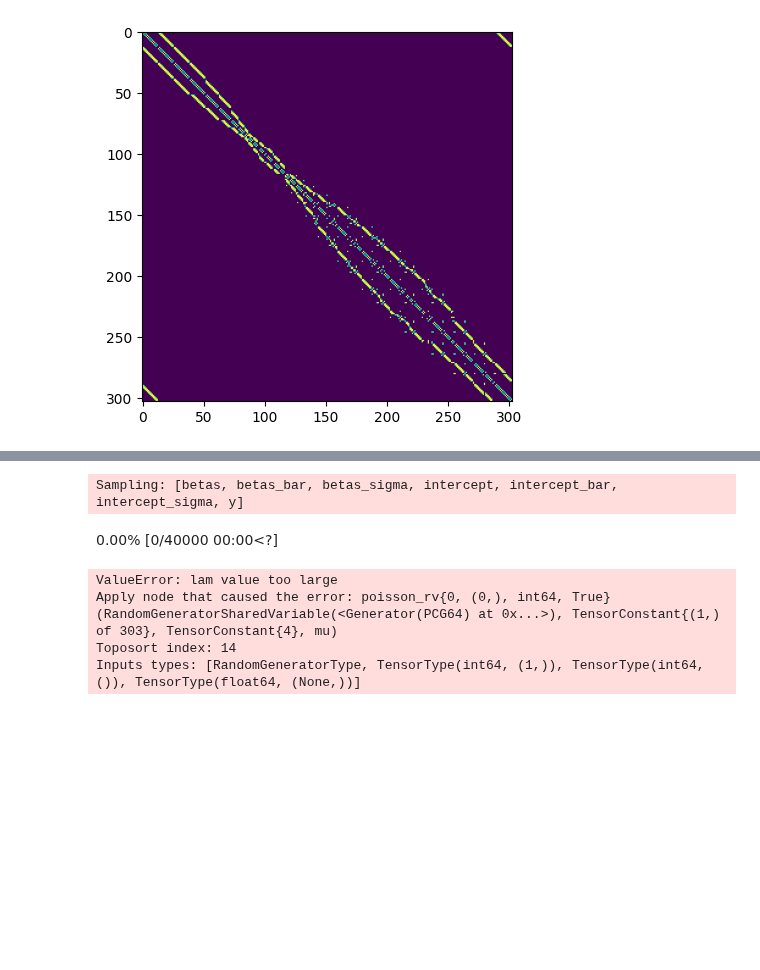
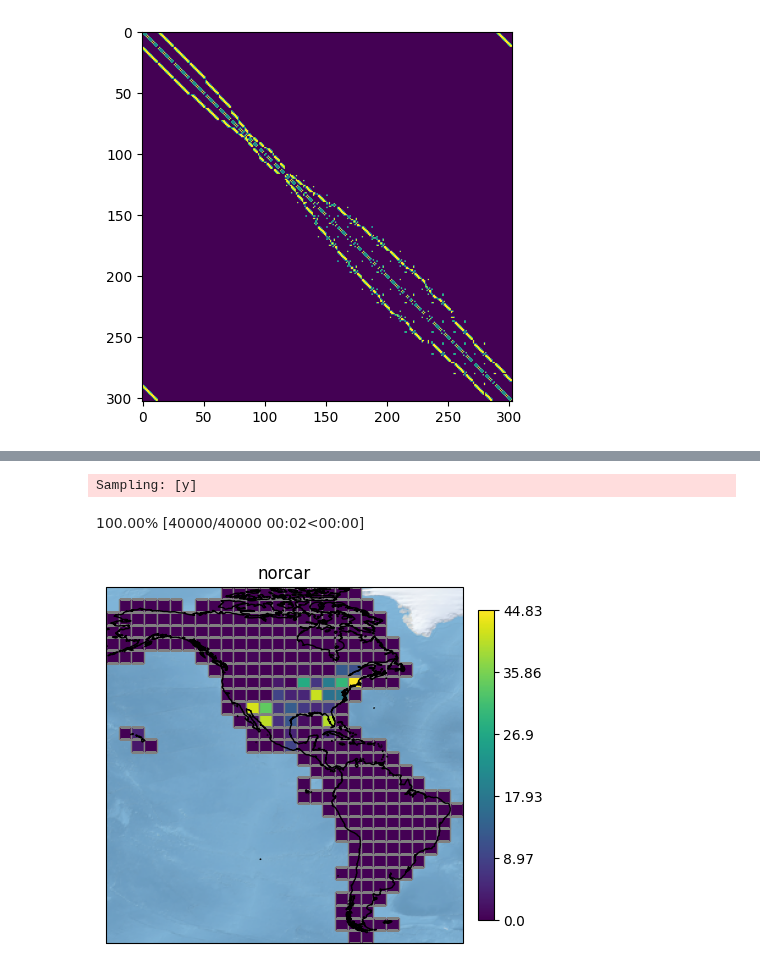
Before and after one commit to acmiyaguchi/iyse4620-birdcall-distributions, a Jupyter notebook: notebooks/2022-12-09-americas-basic-modeling.ipynb, the cells around one changed output, grey strips where cells are left out. Drawn from its saved outputs; the diff is of its cells as text; code cells hidden in the pictures; blank space fills up the shorter version.

Commit message:
Figure out how to make model work correctly

```diff
--- a/notebooks/2022-12-09-americas-basic-modeling.ipynb
+++ b/notebooks/2022-12-09-americas-basic-modeling.ipynb
@@ -86,5 +104,7 @@ Sampling: [y]
 # %%
-m2 = model.make_pooled_intercept_pooled_covariate_car_model(df, W)
+from birdcall_distribution import model
+
+m2 = model.make_pooled_intercept_pooled_covariate_car_model(df.fillna(0), W)
 with m2:
-    trace2 = pm.sample(100, tune=100, cores=16, target_accept=0.9)
+    trace2 = pm.sample(2500, tune=1000, cores=16, target_accept=0.9)
 # %% [output]
@@ -100,13 +137,10 @@ az.summary(trace2, kind="stats")
 # %%
 with m2:
     ppc2 = pm.sample_posterior_predictive(trace2)
 
-plot_ppc_species(df, ppc2, "norcar", prop="log_pred")
+plot_ppc_species(df, ppc2, "norcar", prop="pred", title="norcar")
 plt.show()
 # %% [output]
-Sampling: [betas, betas_bar, betas_sigma, intercept, intercept_bar, intercept_sigma, y]
+Sampling: [y]
-0.00% [0/40000 00:00<?]
+100.00% [40000/40000 00:02<00:00]
-ValueError: lam value too large
-Apply node that caused the error: poisson_rv{0, (0,), int64, True}(RandomGeneratorSharedVariable(<Generator(PCG64) at 0x...>), TensorConstant{(1,) of 303}, TensorConstant{4}, mu)
-Toposort index: 14
-Inputs types: [RandomGeneratorType, TensorType(int64, (1,)), TensorType(int64, ()), TensorType(float64, (None,))]
+[figure, added]
```
Also changed, not shown: parts of 6 cells of this notebook, 2 other files.
